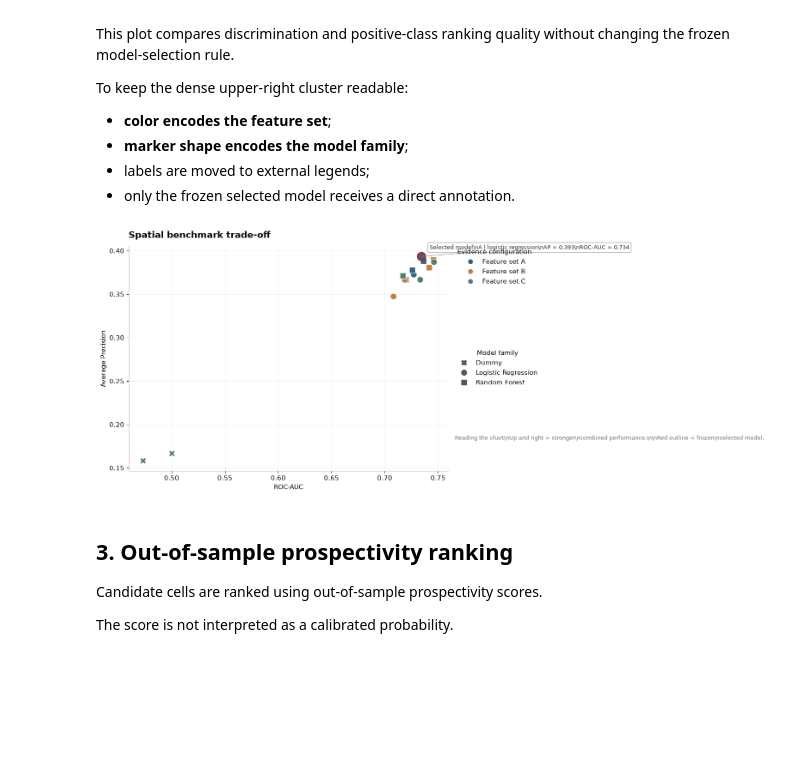
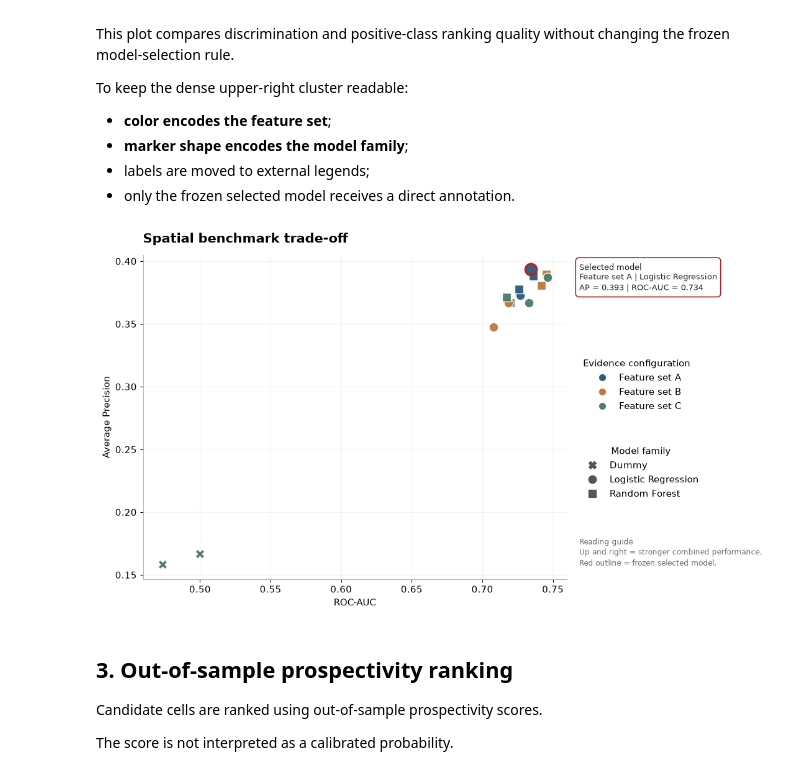
Before and after one commit to EHDataAI/geoai-mineral-labs, a Jupyter notebook: labs/lab05_mineral_prospectivity/05_mineral_prospectivity.ipynb, the cells around one changed output. Cells and saved outputs as stored; diff of their text form; code cells hidden in the pictures; blank space fills up the shorter version.

```diff
--- a/labs/lab05_mineral_prospectivity/05_mineral_prospectivity.ipynb
+++ b/labs/lab05_mineral_prospectivity/05_mineral_prospectivity.ipynb
@@ -323,7 +323,7 @@ if roc_col is not None and feature_col is not None and model_col is not None:
     else:
         selected_index = tradeoff[ap_col].idxmax()
 
-    fig, ax = plt.subplots(figsize=(11.8, 6.7))
+    fig, ax = plt.subplots(figsize=(12.4, 6.7))
 
     for index, row in tradeoff.iterrows():
         is_selected = index == selected_index
@@ -342,36 +342,31 @@ if roc_col is not None and feature_col is not None and model_col is not None:
 
     selected = tradeoff.loc[selected_index]
 
-    ax.annotate(
-        (
-            "Selected model\\n"
-            f"{selected['feature_set']} | "
-            f"{selected['model_name']}\\n"
-            f"AP = {float(selected[ap_col]):.3f}\\n"
-            f"ROC-AUC = {float(selected[roc_col]):.3f}"
-        ),
-        xy=(
-            selected[roc_col],
-            selected[ap_col],
-        ),
-        xytext=(14, 10),
-        textcoords="offset points",
+    selected_summary = (
+        "Selected model\n"
+        f"Feature set {selected['feature_set']} | "
+        f"{selected['model_name'].title()}\n"
+        f"AP = {float(selected[ap_col]):.3f} | "
+        f"ROC-AUC = {float(selected[roc_col]):.3f}"
+    )
+
+    ax.text(
+        1.03,
+        0.98,
+        selected_summary,
+        transform=ax.transAxes,
         ha="left",
-        va="bottom",
-        fontsize=9,
+        va="top",
+        fontsize=9.2,
         color=INK,
+        linespacing=1.35,
         bbox={
-            "boxstyle": "round,pad=0.35",
+            "boxstyle": "round,pad=0.45",
             "facecolor": "white",
-            "edgecolor": "#8f8f8f",
-            "linewidth": 0.8,
+            "edgecolor": ACCENT,
+            "linewidth": 1.2,
         },
-        arrowprops={
-            "arrowstyle": "-",
-            "color": "#8f8f8f",
-            "linewidth": 0.8,
-        },
-        zorder=5,
+        clip_on=False,
     )
 
     ax.set_title(
@@ -418,52 +413,54 @@ if roc_col is not None and feature_col is not None and model_col is not None:
         handles=feature_handles,
         title="Evidence configuration",
         loc="upper left",
-        bbox_to_anchor=(1.02, 1.00),
+        bbox_to_anchor=(1.03, 0.69),
         borderaxespad=0.0,
         frameon=False,
     )
 
     ax.add_artist(feature_legend)
 
     ax.legend(
         handles=model_handles,
         title="Model family",
         loc="upper left",
-        bbox_to_anchor=(1.02, 0.55),
+        bbox_to_anchor=(1.03, 0.42),
         borderaxespad=0.0,
         frameon=False,
     )
 
+    reading_guide = (
+        "Reading guide\n"
+        "Up and right = stronger combined performance.\n"
+        "Red outline = frozen selected model."
+    )
+
     ax.text(
-        1.02,
-        0.16,
-        (
-            "Reading the chart\\n"
-            "Up and right = stronger\\n"
-            "combined performance.\\n\\n"
-            "Red outline = frozen\\n"
-            "selected model."
-        ),
+        1.03,
+        0.13,
+        reading_guide,
         transform=ax.transAxes,
         ha="left",
         va="top",
-        fontsize=9,
+        fontsize=8.7,
         color=MUTED,
+        linespacing=1.35,
+        clip_on=False,
     )
 
     fig.subplots_adjust(
         left=0.09,
-        right=0.72,
+        right=0.64,
         bottom=0.12,
         top=0.90,
     )
 
     plt.show()
 
 else:
     print("ROC_AUC_PLOT = SKIPPED_REQUIRED_COLUMNS_NOT_FOUND")
 # %% [output]
-[figure, old version]
+[figure, new version]
 # %% [markdown]
 ## 3. Out-of-sample prospectivity ranking
 
```
Also changed, not shown: 1 other file.
